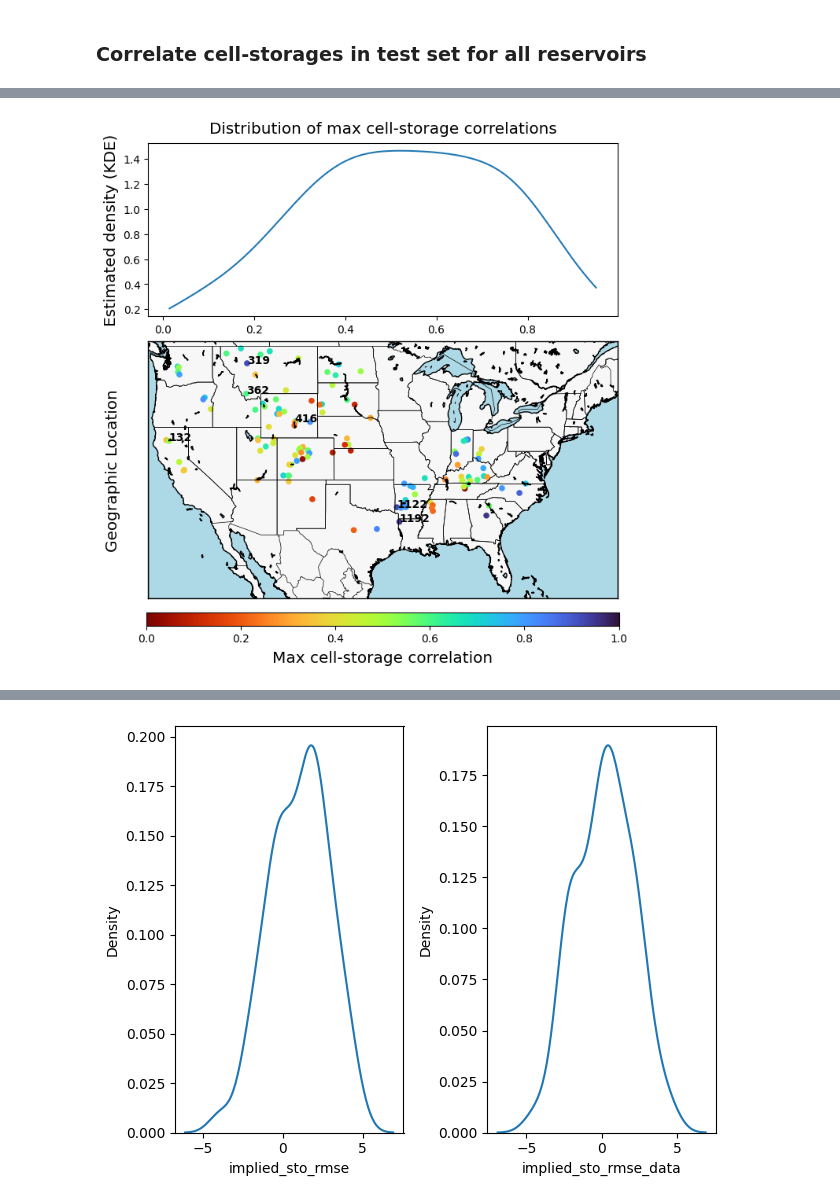
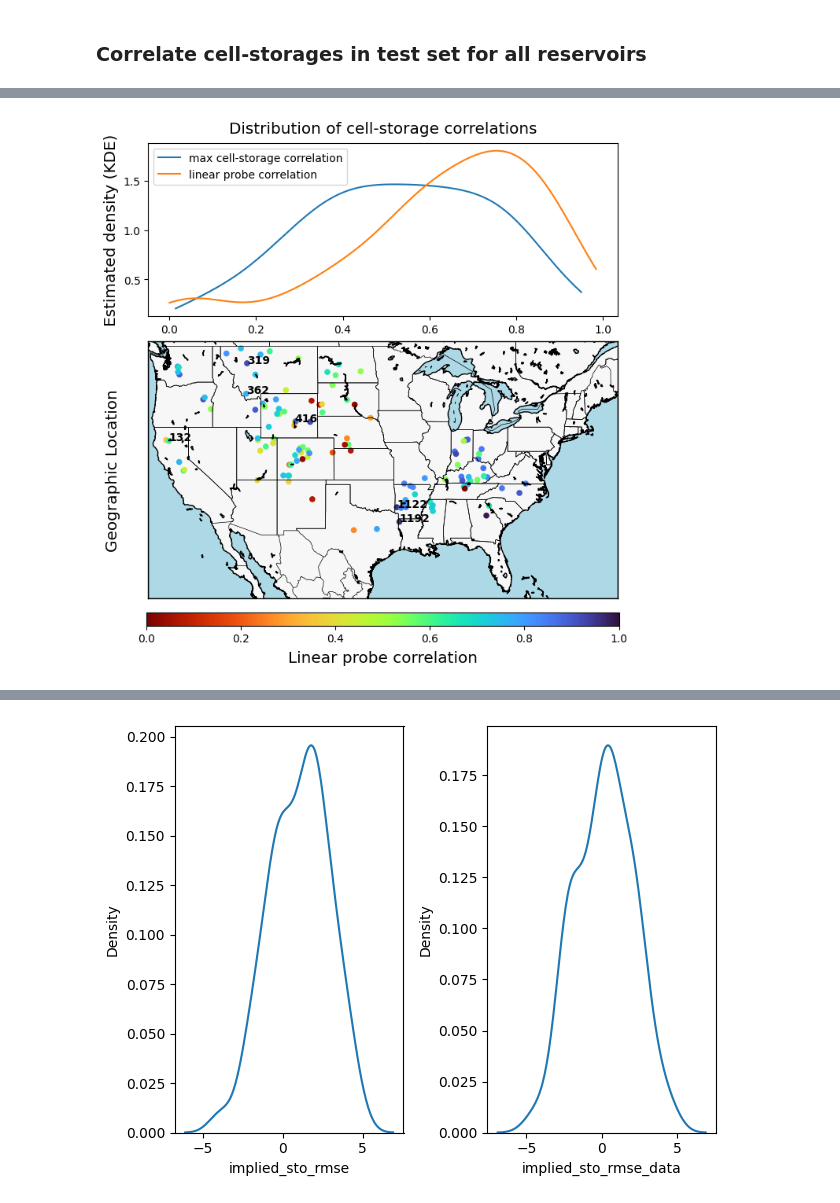
Before and after one commit to Matt2371/DL-reservoir-modeling, a Jupyter notebook: experiments/10g_resops_cell_states.ipynb, the cells around one changed output, grey strips where cells are left out. Cells and saved outputs as stored; diff of their text form; code cells hidden in the pictures.

```diff
--- a/experiments/10g_resops_cell_states.ipynb
+++ b/experiments/10g_resops_cell_states.ipynb
@@ -456,7 +465,8 @@ def correlate_cell_storage_all():
 df_corr_test_model1 = pd.read_csv('report/results/resops_training/resops_unroll_models/cell_storage_correlations/cell_storage_corr_model1_test.csv', index_col=0)
 df_corr_test_model2 = pd.read_csv('report/results/resops_training/resops_unroll_models/cell_storage_correlations/cell_storage_corr_model2_test.csv', index_col=0)
 
-# Maximum absolute correlations on test data
-df_corr_max_test = pd.DataFrame({'model1_max_cell_sto_corr': df_corr_test_model1.abs().max(axis=0), 'model2_max_cell_sto_corr': df_corr_test_model2.abs().max(axis=0)})
+# Maximum absolute correlations on test data (for model 1, last index is for linear probe)
+df_corr_max_test = pd.DataFrame({'model1_max_cell_sto_corr': df_corr_test_model1.iloc[:-1, :].abs().max(axis=0), 'model2_max_cell_sto_corr': df_corr_test_model2.abs().max(axis=0)})
 
-df_corr_max_test.head()
+# Correlations of linear probe for model 1 on test data
+df_corr_probe_test = pd.DataFrame({'model1_linear_probe_corr': df_corr_test_model1.iloc[-1, :].abs()})
@@ -471,43 +474,50 @@ df_corr_max_test.head()
 # Fetch GPS coordinates of reservoirs
 coords_all = pd.read_csv('data/ResOpsUS/attributes/reservoir_attributes.csv', index_col=0)[['LONG', 'LAT']]
 coords_all.index = coords_all.index.astype(str)
-df_corr_max_test_coords = df_corr_max_test.join(other=coords_all, how='left')
+df_corr_coords = df_corr_probe_test.join(other=coords_all, how='left')
+df_corr_coords = df_corr_coords.join(other=df_corr_max_test, how='left')
 
-# Plot KDE
+# Plot KDE (max cell-storage correlation on test)
 fig, axes = plt.subplots(nrows=2, figsize=(9, 7), constrained_layout=True, gridspec_kw={'height_ratios': [1, 1.48]})
-kde = stats.gaussian_kde(df_corr_max_test['model1_max_cell_sto_corr'])
-x_kde = np.linspace(min(df_corr_max_test['model1_max_cell_sto_corr']), max(df_corr_max_test['model1_max_cell_sto_corr']), 400)
+kde_max = stats.gaussian_kde(df_corr_max_test['model1_max_cell_sto_corr'])
+x_kde_max = np.linspace(min(df_corr_max_test['model1_max_cell_sto_corr']), max(df_corr_max_test['model1_max_cell_sto_corr']), 400)
 axes[0].set_box_aspect(0.37)
-axes[0].plot(x_kde, kde(x_kde))
+axes[0].plot(x_kde_max, kde_max(x_kde_max), label='max cell-storage correlation')
 axes[0].set_ylabel("Estimated density (KDE)", size='x-large')
 
-# Plot map of max cell-storage correlations (test data)
+# Plot KDE (linear probe correlation on test)
+kde_probe = stats.gaussian_kde(df_corr_probe_test['model1_linear_probe_corr'])
+x_kde_probe = np.linspace(min(df_corr_probe_test['model1_linear_probe_corr']), max(df_corr_probe_test['model1_linear_probe_corr']), 400)
+axes[0].plot(x_kde_probe, kde_probe(x_kde_probe), label='linear probe correlation')
+axes[0].legend()
+
+# Plot map of linear probe correlations (test data)
 map = Basemap(projection='merc', llcrnrlat=24.396308, urcrnrlat=49.384358,
               llcrnrlon=-125.001650, urcrnrlon=-66.934570, resolution='i', ax=axes[1])
 map.drawcoastlines()
 map.drawcountries()
 map.drawstates()
 map.fillcontinents(color='#f7f7f7', lake_color='lightblue')
 map.drawmapboundary(fill_color='lightblue')
 # Convert lat/long to map projection coordinates
-x, y = map(df_corr_max_test_coords['LONG'], df_corr_max_test_coords['LAT'])
+x, y = map(df_corr_coords['LONG'], df_corr_coords['LAT'])
 # Scatter plot with color coding
-sc = map.scatter(x, y, c=df_corr_max_test_coords['model1_max_cell_sto_corr'],
+sc = map.scatter(x, y, c=df_corr_coords['model1_linear_probe_corr'],
                  vmin=0, vmax=1, cmap='turbo_r', s=20, ax=axes[1])
 # Add ID labels
 label_ids = ['132', '416', '1192', '1122', '319', '362']
 for label in label_ids:
-    x_label, y_label = map(df_corr_max_test_coords.loc[label, 'LONG'], df_corr_max_test_coords.loc[label, 'LAT'])
+    x_label, y_label = map(df_corr_coords.loc[label, 'LONG'], df_corr_coords.loc[label, 'LAT'])
     axes[1].text(x_label, y_label, label, fontsize=10, weight='bold')
 axes[1].set_ylabel("Geographic Location", size='x-large', labelpad=25)
 
 # Add a colorbar
 cbar = plt.colorbar(sc, ax=[axes[1]], orientation='horizontal', shrink=0.673, aspect=35)
 
-fig.supxlabel("Max cell-storage correlation", size='x-large')
-fig.suptitle("Distribution of max cell-storage correlations", size='x-large')
+fig.supxlabel("Linear probe correlation", size='x-large')
+fig.suptitle("Distribution of cell-storage correlations", size='x-large')
 plt.savefig('report/drafting/8_15_2025/Figures/max_cell_storage_corr_distribution.png', dpi=300)
 plt.show()
 # %% [output]
-[figure, old version]
+[figure, new version]
 # %%
```
Also changed, not shown: parts of 20 cells of this notebook, 24 other files.
